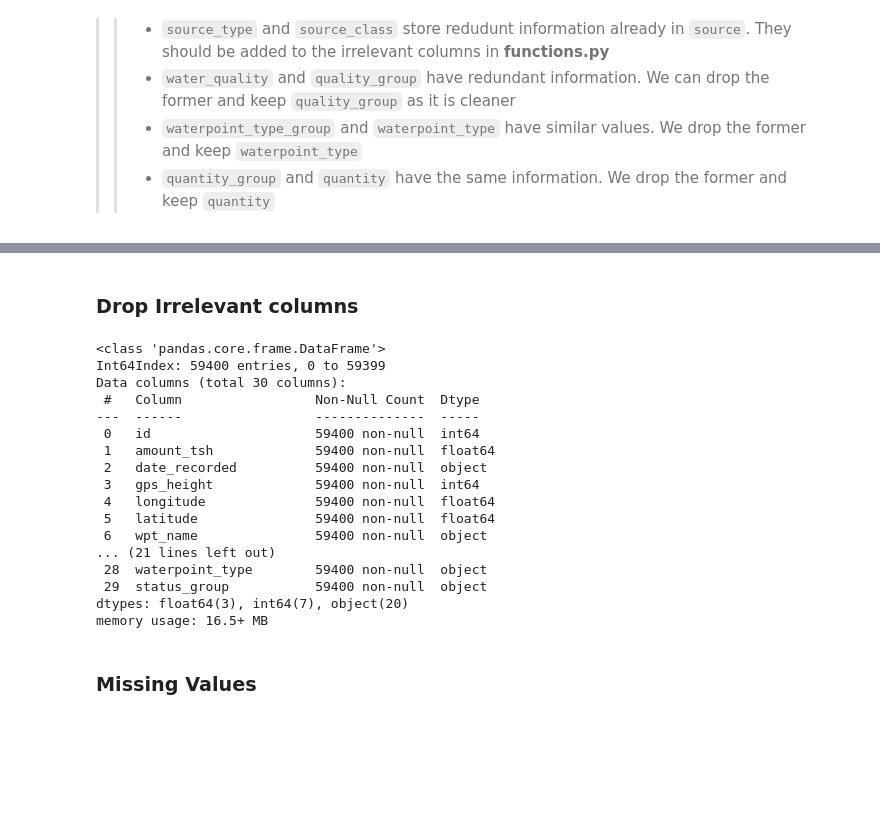
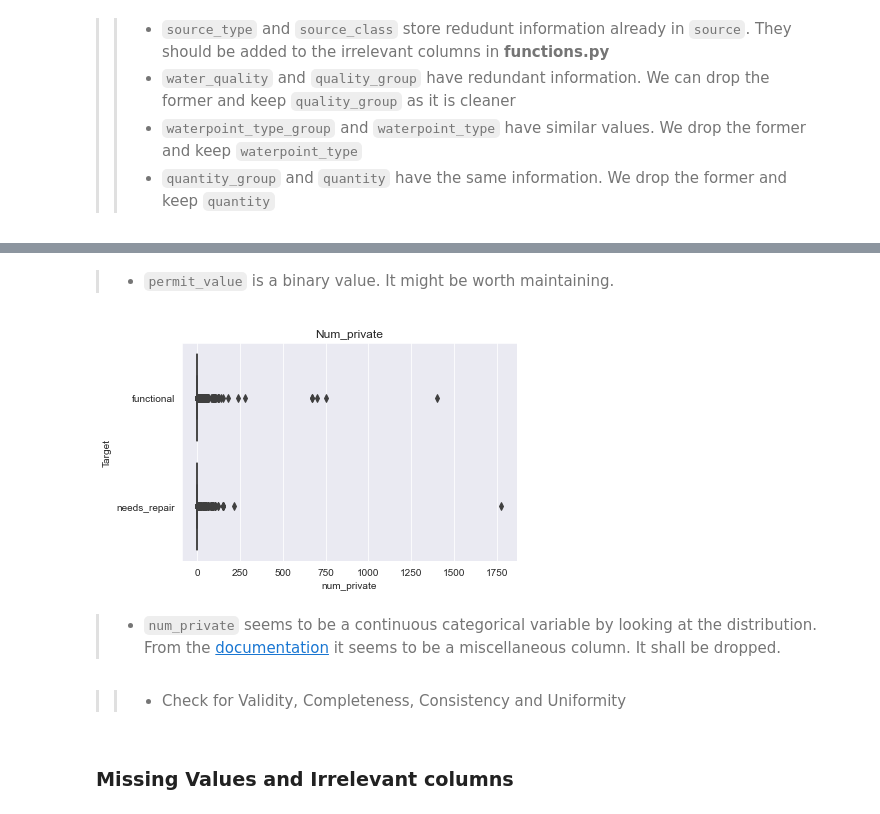
Before and after one commit to R3TR0Quan/tanzania-wells-classification, a Jupyter notebook: explore.ipynb, the cells around one changed output, grey strips where cells are left out. Cells and saved outputs as stored; diff of their text form; code cells hidden in the pictures; blank space fills up the shorter version.

```diff
--- a/explore.ipynb
+++ b/explore.ipynb
@@ -213,27 +263,16 @@ status_group values:
+# %% [markdown]
+> * `permit_value` is a binary value. It might be worth maintaining.
+# %%
+#visualize 'num_private'
+vis = sns.boxplot(data=tww_df, x='num_private', y='status_group')
+vis.set_title('Num_private')
+plt.ylabel('Target');
+# %% [output]
+[figure, added]
+# %% [markdown]
+> * `num_private` seems to be a continuous categorical variable by looking at the distribution. From the [documentation](https://www.drivendata.org/competitions/7/pump-it-up-data-mining-the-water-table/page/25/#sub_values) it seems to be a miscellaneous column. It shall be dropped.
+# %% [markdown]
+>> * Check for Validity, Completeness, Consistency and Uniformity
 # %% [markdown]
-### Drop Irrelevant columns
+### Missing Values and Irrelevant columns
-# %%
-#drop irrelevant columns
-tww_df = del_irrelevant_cols(labelled_train_set)
-tww_df.info()
-# %% [output]
-<class 'pandas.core.frame.DataFrame'>
-Int64Index: 59400 entries, 0 to 59399
-Data columns (total 30 columns):
- #   Column                 Non-Null Count  Dtype
----  ------                 --------------  -----
- 0   id                     59400 non-null  int64
- 1   amount_tsh             59400 non-null  float64
- 2   date_recorded          59400 non-null  object
- 3   gps_height             59400 non-null  int64
- 4   longitude              59400 non-null  float64
- 5   latitude               59400 non-null  float64
- 6   wpt_name               59400 non-null  object
-... (21 lines left out)
- 28  waterpoint_type        59400 non-null  object
- 29  status_group           59400 non-null  object
-dtypes: float64(3), int64(7), object(20)
-memory usage: 16.5+ MB
-# %% [markdown]
-### Missing Values
 # %%
```
Also changed, not shown: parts of 18 cells of this notebook, 1 other file.
